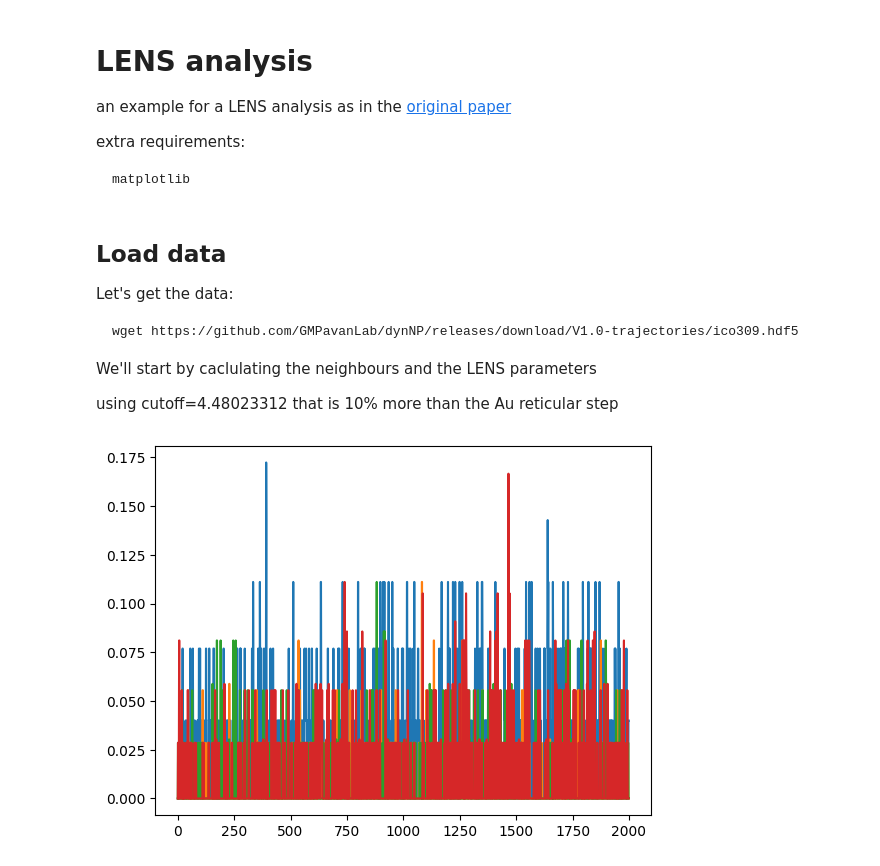
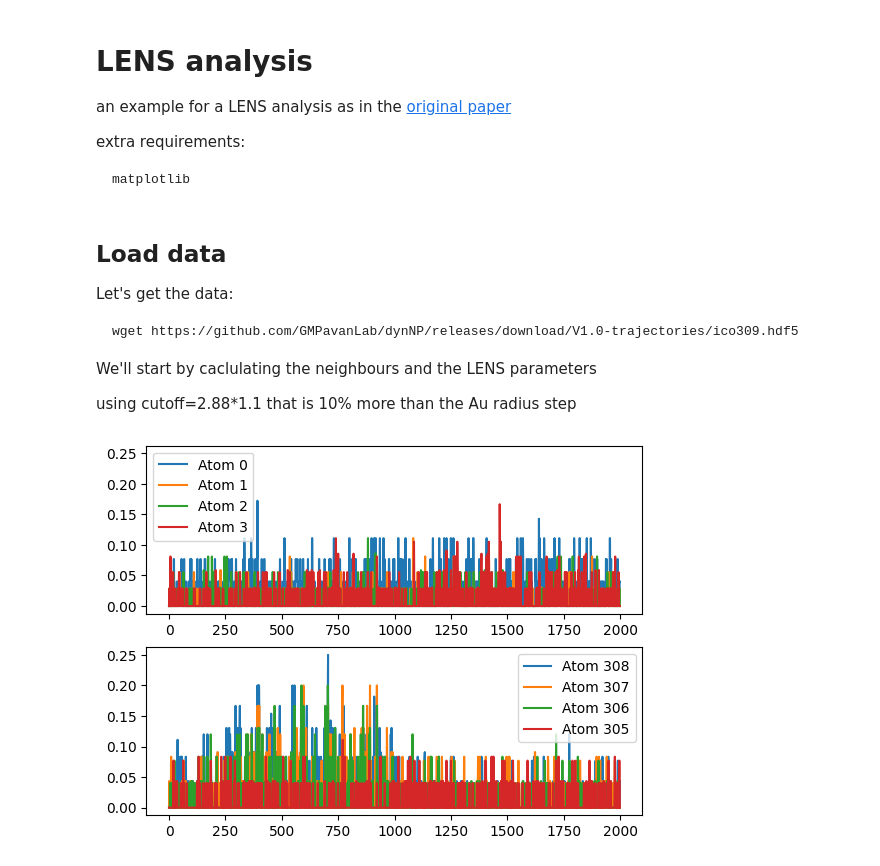
Before and after one commit to GMPavanLab/cpctools, a Jupyter notebook: Examples/LENS.ipynb, the cells around one changed output. Saved outputs shown, nothing was run; the diff lists cells and outputs as text; code cells hidden in the pictures.

````diff
--- a/Examples/LENS.ipynb
+++ b/Examples/LENS.ipynb
@@ -21,7 +22,7 @@ wget https://github.com/GMPavanLab/dynNP/releases/download/V1.0-trajectories/ico
 ```
 We'll start by caclulating the neighbours and the LENS parameters
 
-using cutoff=4.48023312 that is 10% more than the Au reticular step
+using cutoff=2.88*1.1 that is 10% more than the Au radius step
 # %%
 with h5py.File("ico309.hdf5",'r') as trajFile:
     tgroup=trajFile['/Trajectories/ico309-SV_18631-SL_31922-T_300']
@@ -35,9 +36,12 @@ LENS, *_ = SOAPify.analysis.neighbourChangeInTime(
         neigCounts
     )
-# %%
-import matplotlib.pyplot as plt
-
-for i in range(4):
-    plt.plot(LENS[i])
-# %% [output]
-[figure, removed]
+# %%
+fig, axes =  plt.subplots(2, sharey=True)
+for i in range(4):
+    axes[0].plot(LENS[i],label=f"Atom {i}")
+    axes[1].plot(LENS[308-i],label=f"Atom {308-i}")
+
+for ax in axes:
+    ax.legend()
+# %% [output]
+[figure, added]
````
Also changed, not shown: parts of 3 cells of this notebook.
